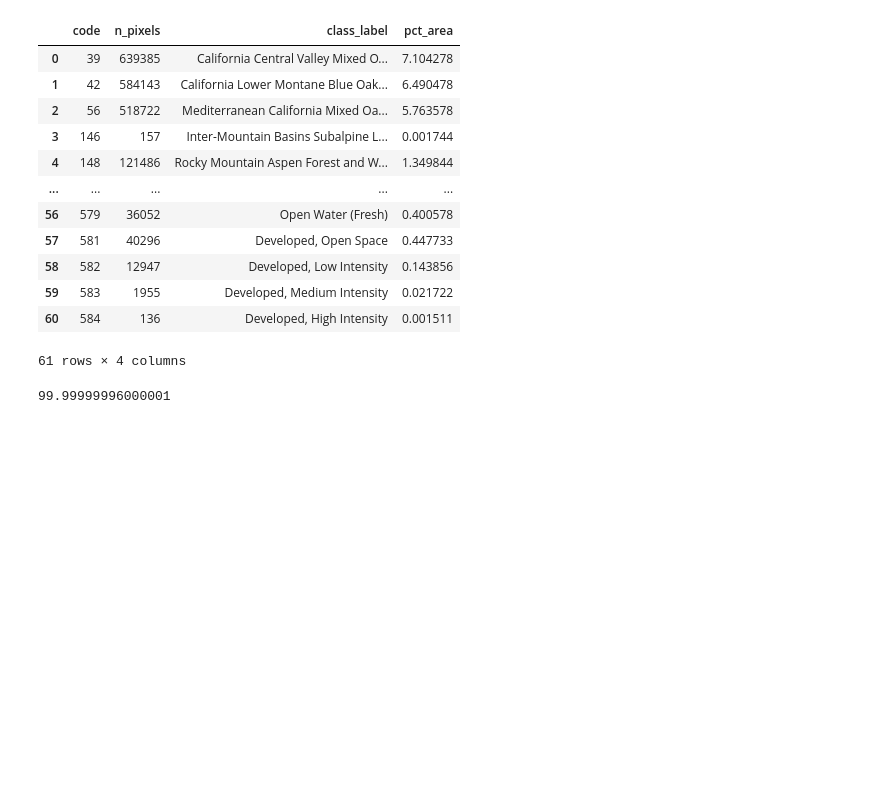
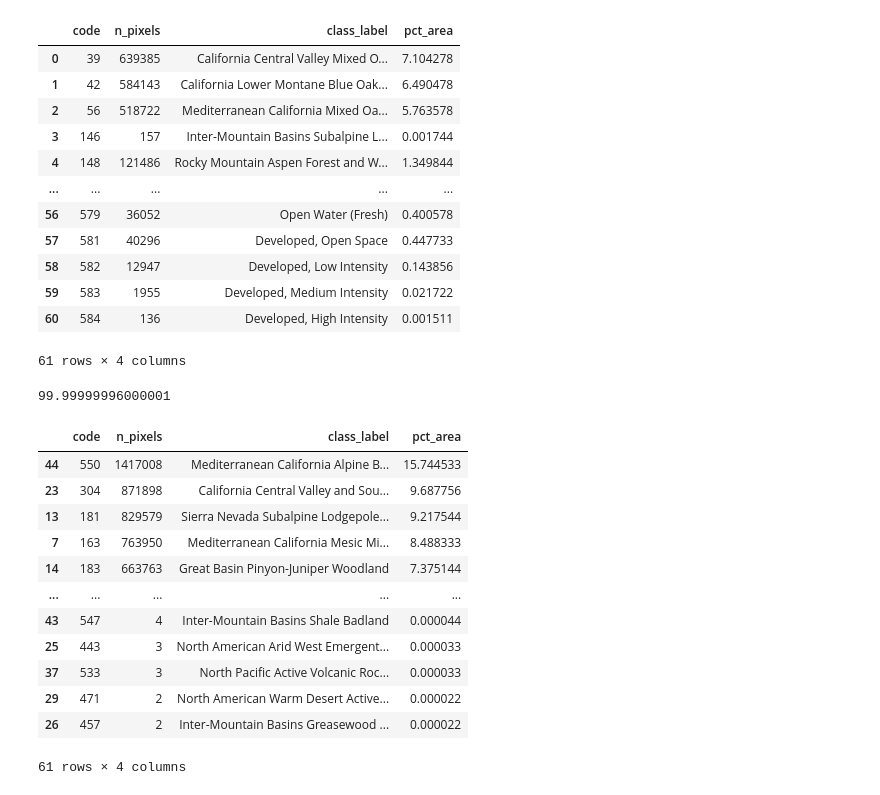
Before and after one commit to a-ramji/eds-220-sections, a Jupyter notebook: land-cover.ipynb, the cells around one changed output. Drawn from its saved outputs; the diff is of its cells as text; code cells hidden in the pictures; blank space fills up the shorter version.

Commit message:
sorted dataframe

```diff
--- a/land-cover.ipynb
+++ b/land-cover.ipynb
@@ -354,3 +354,20 @@ np.sum(classes.pct_area)
 99.99999996000001
 # %%
 # close enough!
+# %%
+classes_sorted = classes.sort_values(by = 'pct_area', ascending = False)
+classes_sorted
+# %% [output]
+|  | code | n_pixels | class_label | pct_area |
+| 44 | 550 | 1417008 | Mediterranean California Alpine B... | 15.744533 |
+| 23 | 304 | 871898 | California Central Valley and Sou... | 9.687756 |
+| 13 | 181 | 829579 | Sierra Nevada Subalpine Lodgepole... | 9.217544 |
+| 7 | 163 | 763950 | Mediterranean California Mesic Mi... | 8.488333 |
+| 14 | 183 | 663763 | Great Basin Pinyon-Juniper Woodland | 7.375144 |
+| ... | ... | ... | ... | ... |
+| 43 | 547 | 4 | Inter-Mountain Basins Shale Badland | 0.000044 |
+| 25 | 443 | 3 | North American Arid West Emergent... | 0.000033 |
+| 37 | 533 | 3 | North Pacific Active Volcanic Roc... | 0.000033 |
+| 29 | 471 | 2 | North American Warm Desert Active... | 0.000022 |
+| 26 | 457 | 2 | Inter-Mountain Basins Greasewood ... | 0.000022 |
+61 rows × 4 columns
```
